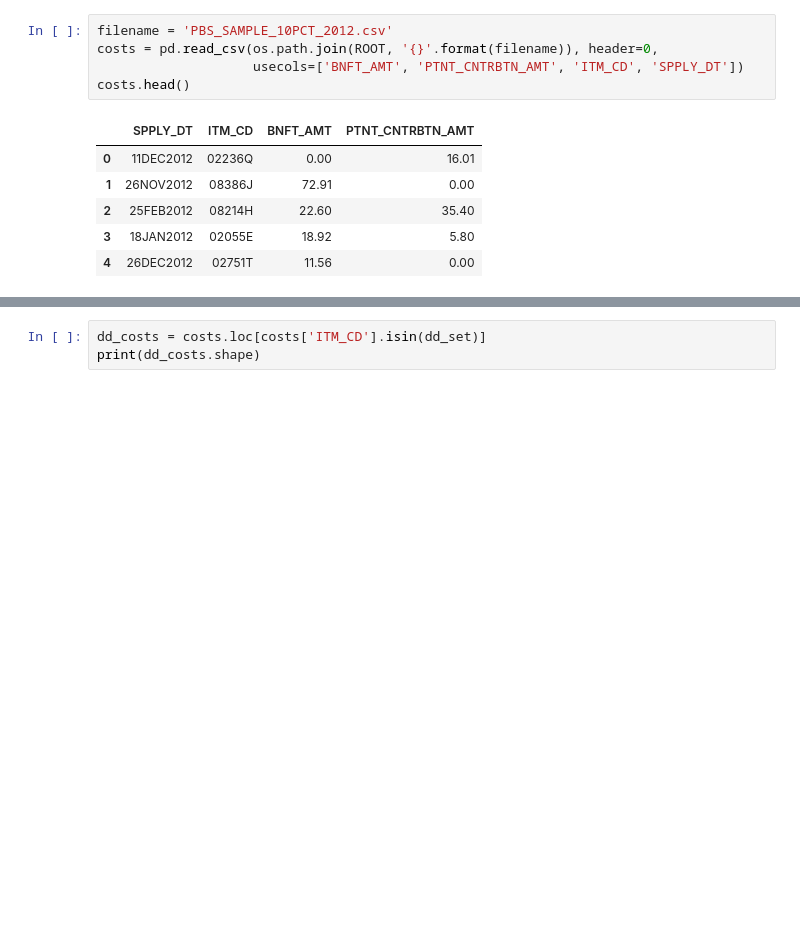
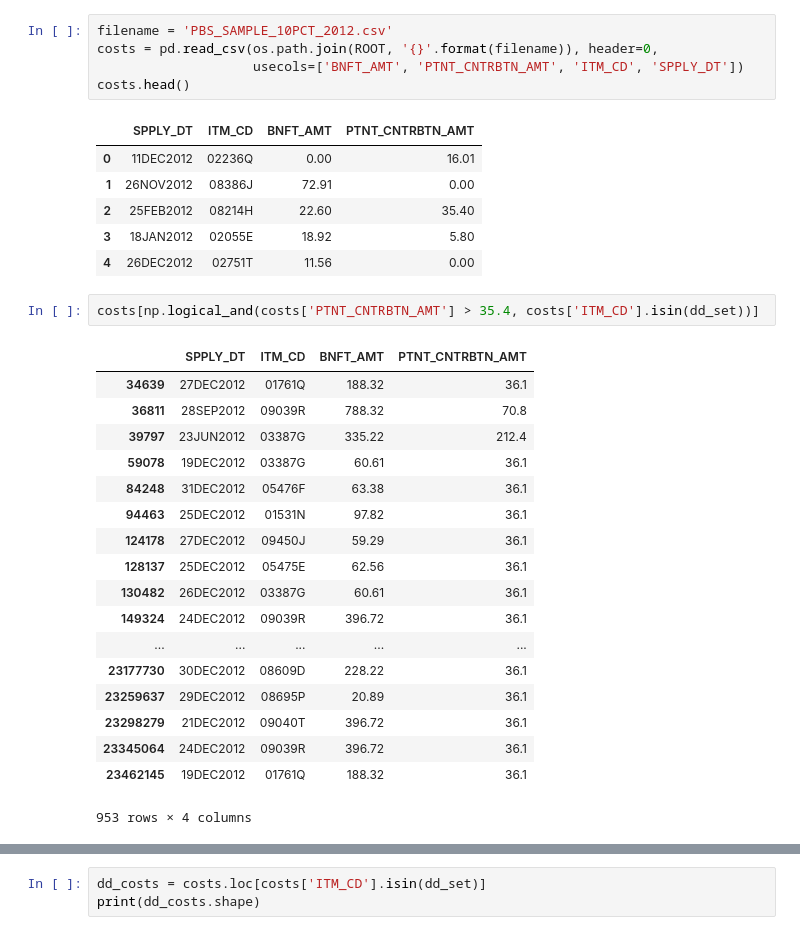
Before and after one commit to samuelefiorini/tangle, a Jupyter notebook: notebooks/test.ipynb, the cells around one changed output, grey strips where cells are left out. Cells and saved outputs as stored; diff of their text form; blank space fills up the shorter version.

```diff
--- a/notebooks/test.ipynb
+++ b/notebooks/test.ipynb
@@ -112,3 +116,24 @@ costs.head()
 | 2 | 25FEB2012 | 08214H | 22.60 | 35.40 |
 | 3 | 18JAN2012 | 02055E | 18.92 | 5.80 |
 | 4 | 26DEC2012 | 02751T | 11.56 | 0.00 |
+# %%
+costs[np.logical_and(costs['PTNT_CNTRBTN_AMT'] > 35.4, costs['ITM_CD'].isin(dd_set))]
+# %% [output]
+|  | SPPLY_DT | ITM_CD | BNFT_AMT | PTNT_CNTRBTN_AMT |
+| 34639 | 27DEC2012 | 01761Q | 188.32 | 36.1 |
+| 36811 | 28SEP2012 | 09039R | 788.32 | 70.8 |
+| 39797 | 23JUN2012 | 03387G | 335.22 | 212.4 |
+| 59078 | 19DEC2012 | 03387G | 60.61 | 36.1 |
+| 84248 | 31DEC2012 | 05476F | 63.38 | 36.1 |
+| 94463 | 25DEC2012 | 01531N | 97.82 | 36.1 |
+| 124178 | 27DEC2012 | 09450J | 59.29 | 36.1 |
+| 128137 | 25DEC2012 | 05475E | 62.56 | 36.1 |
+| 130482 | 26DEC2012 | 03387G | 60.61 | 36.1 |
+| 149324 | 24DEC2012 | 09039R | 396.72 | 36.1 |
+| ... | ... | ... | ... | ... |
+| 23177730 | 30DEC2012 | 08609D | 228.22 | 36.1 |
+| 23259637 | 29DEC2012 | 08695P | 20.89 | 36.1 |
+| 23298279 | 21DEC2012 | 09040T | 396.72 | 36.1 |
+| 23345064 | 24DEC2012 | 09039R | 396.72 | 36.1 |
+| 23462145 | 19DEC2012 | 01761Q | 188.32 | 36.1 |
+953 rows × 4 columns
```
Also changed, not shown: parts of 3 cells of this notebook, 2 other files.
